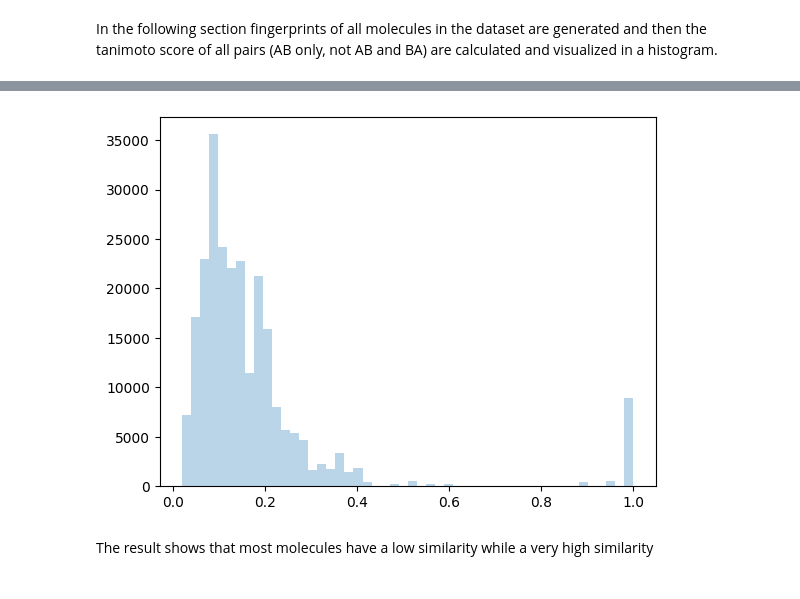
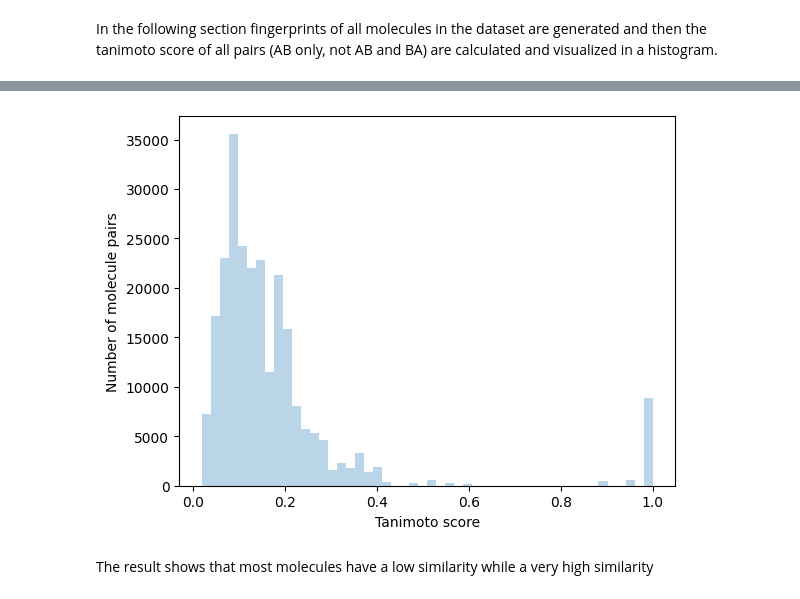
Before and after one commit to vdhooftcompmet/MS2LDA, a Jupyter notebook: notebooks/Pos_ACHE_Inhibitors_dataset.ipynb, the cells around one changed output, grey strips where cells are left out. Drawn from its saved outputs; the diff is of its cells as text; code cells hidden in the pictures.

```diff
--- a/notebooks/Pos_ACHE_Inhibitors_dataset.ipynb
+++ b/notebooks/Pos_ACHE_Inhibitors_dataset.ipynb
@@ -153,8 +82,11 @@ import matplotlib.pyplot as plt
 # %%
 plt.hist(tanimoto_scores, bins=50, alpha=0.3)
+plt.xlabel("Tanimoto score")
+plt.xlabel("Tanimoto score")
+plt.ylabel("Number of molecule pairs")
 plt.show()
 # %% [output]
-[figure, old version]
+[figure, new version]
 # %% [markdown]
 The result shows that most molecules have a low similarity while a very high similarity
 # %% [markdown]
```
Also changed, not shown: parts of 22 cells of this notebook.
